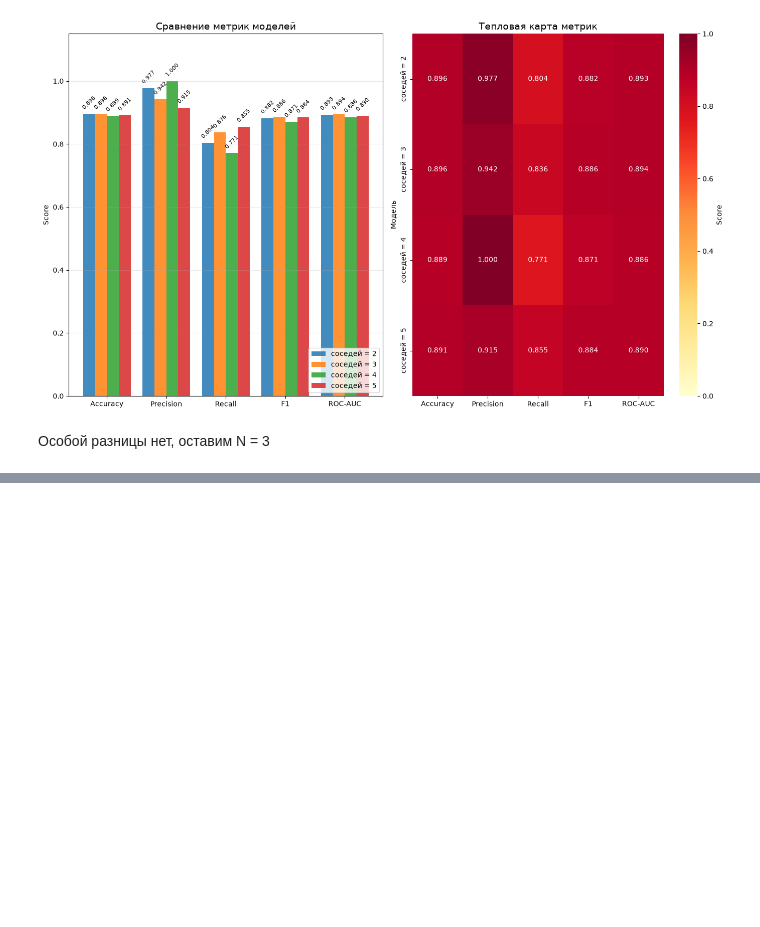
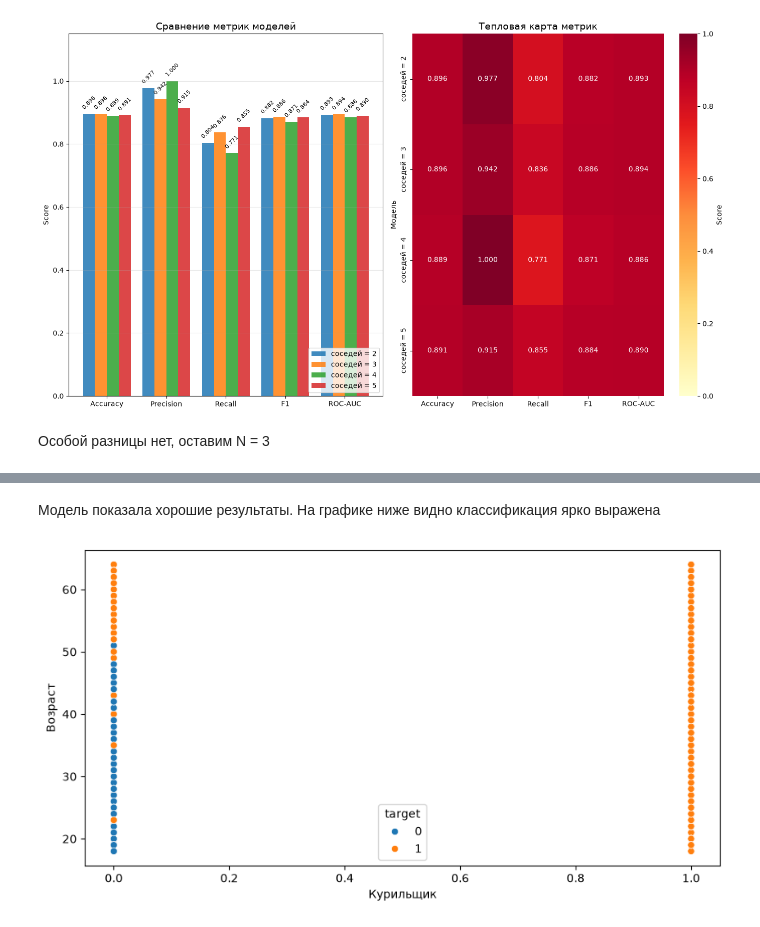
Before and after one commit to ceteravincis/dz_klassifikaciya, a Jupyter notebook: dz_klassifikaciya.ipynb, the cells around one changed output, grey strips where cells are left out. Saved outputs shown, nothing was run; the diff lists cells and outputs as text; code cells hidden in the pictures; blank space fills up the shorter version.

```diff
--- a/dz_klassifikaciya.ipynb
+++ b/dz_klassifikaciya.ipynb
@@ -352,0 +369,10 @@ compare_models(models)
+# %% [markdown]
+Модель показала хорошие результаты. На графике ниже видно классификация ярко выражена
+# %%
+fig, ax = plt.subplots(1,1, figsize = (10, 5))
+sns.scatterplot(x = "smoker_yes", y = "age", data = df, hue = "target", ax = ax)
+ax.set_xlabel("Курильщик")
+ax.set_ylabel("Возраст")
+plt.show()
+# %% [output]
+[figure, added]
```
Also changed, not shown: parts of 2 cells of this notebook.
